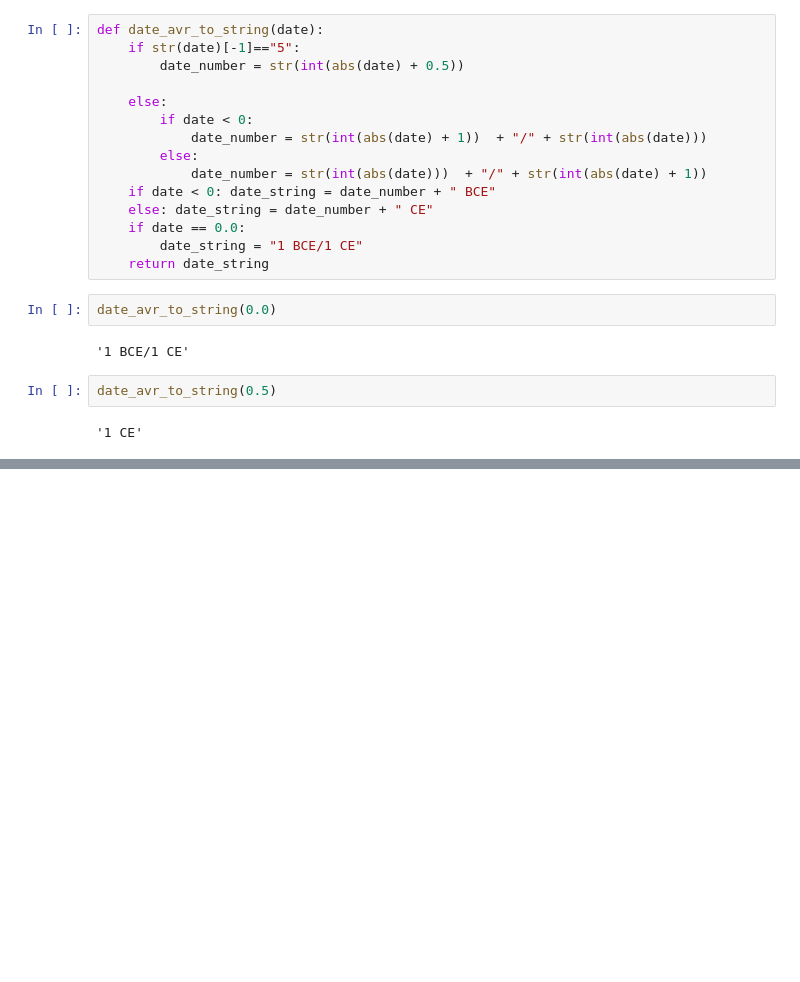
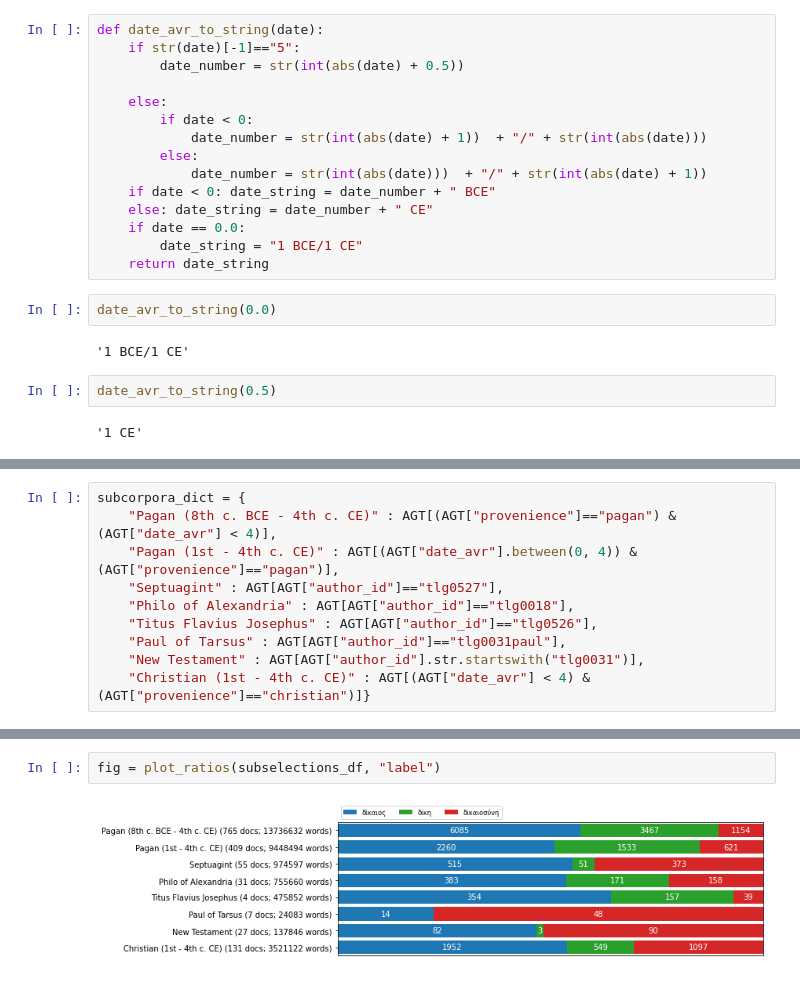
Before and after one commit to kasev/ECCE, a Jupyter notebook: scripts/DATA_OVERVIEW.ipynb, the cells around one changed output, grey strips where cells are left out. Cells and saved outputs as stored; diff of their text form; blank space fills up the shorter version.

```diff
--- a/scripts/DATA_OVERVIEW.ipynb
+++ b/scripts/DATA_OVERVIEW.ipynb
@@ -342,0 +256,10 @@ AGTc.iloc[0]["string"].count(" δικ")
+# %%
+subcorpora_dict = {
+    "Pagan (8th c. BCE - 4th c. CE)" : AGT[(AGT["provenience"]=="pagan") & (AGT["date_avr"] < 4)],
+    "Pagan (1st - 4th c. CE)" : AGT[(AGT["date_avr"].between(0, 4)) & (AGT["provenience"]=="pagan")],
+    "Septuagint" : AGT[AGT["author_id"]=="tlg0527"],
+    "Philo of Alexandria" : AGT[AGT["author_id"]=="tlg0018"],
+    "Titus Flavius Josephus" : AGT[AGT["author_id"]=="tlg0526"],
+    "Paul of Tarsus" : AGT[AGT["author_id"]=="tlg0031paul"],
+    "New Testament" : AGT[AGT["author_id"].str.startswith("tlg0031")],
+    "Christian (1st - 4th c. CE)" : AGT[(AGT["date_avr"] < 4) & (AGT["provenience"]=="christian")]}
@@ -342,0 +333,4 @@ AGTc.iloc[0]["string"].count(" δικ")
+# %%
+fig = plot_ratios(subselections_df, "label")
+# %% [output]
+[figure, added]
```
Also changed, not shown: parts of 27 cells of this notebook.
